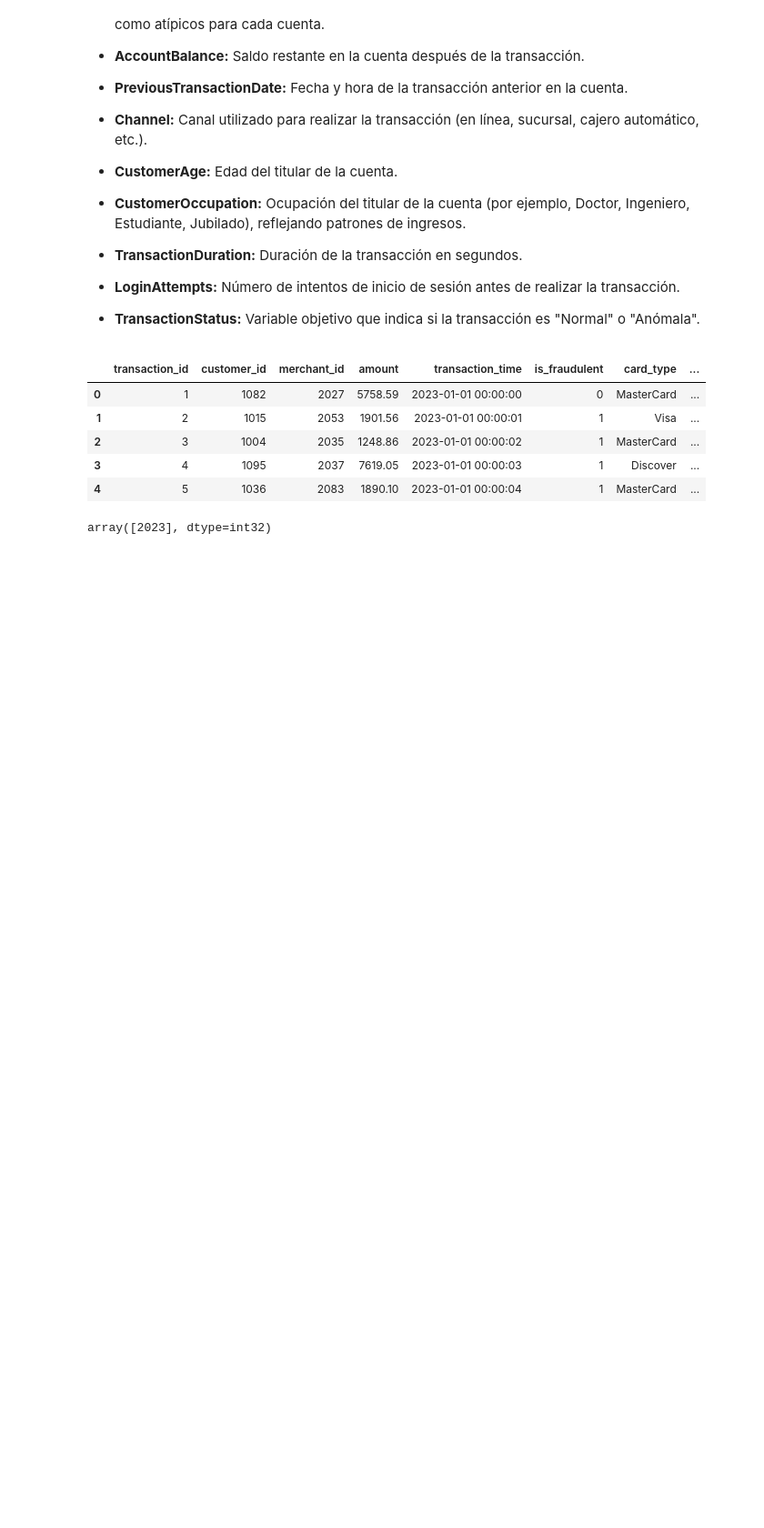
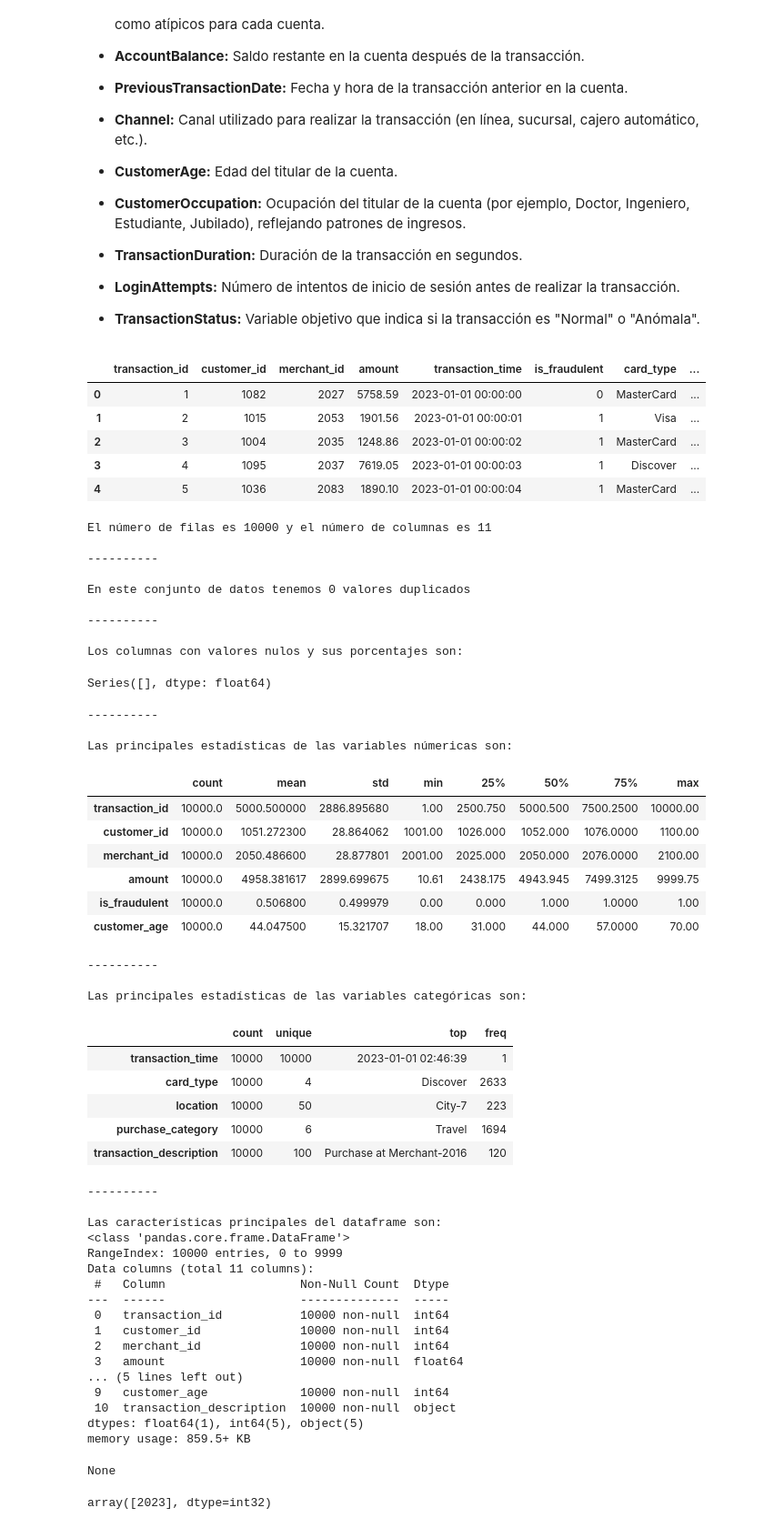
Before and after one commit to Ivan-BV/labotarotio-modulo8-logistica, a Jupyter notebook: modulo8-leccion08-preprocesamiento-logistica.ipynb, the cells around one changed output. Shown: that part at 91% size. Cells and saved outputs as stored; diff of their text form; code cells hidden in the pictures; blank space fills up the shorter version.

```diff
--- a/modulo8-leccion08-preprocesamiento-logistica.ipynb
+++ b/modulo8-leccion08-preprocesamiento-logistica.ipynb
@@ -135,3 +131,53 @@ df.head()
+# %%
+sv.Visualizador(df).exploracion_datos()
+# %% [output]
+El número de filas es 10000 y el número de columnas es 11
+
+----------
+
+En este conjunto de datos tenemos 0 valores duplicados
+
+----------
+
+Los columnas con valores nulos y sus porcentajes son:
+Series([], dtype: float64)
+----------
+
+Las principales estadísticas de las variables númericas son:
+|  | count | mean | std | min | 25% | 50% | 75% | max |
+| transaction_id | 10000.0 | 5000.500000 | 2886.895680 | 1.00 | 2500.750 | 5000.500 | 7500.2500 | 10000.00 |
+| customer_id | 10000.0 | 1051.272300 | 28.864062 | 1001.00 | 1026.000 | 1052.000 | 1076.0000 | 1100.00 |
+| merchant_id | 10000.0 | 2050.486600 | 28.877801 | 2001.00 | 2025.000 | 2050.000 | 2076.0000 | 2100.00 |
+| amount | 10000.0 | 4958.381617 | 2899.699675 | 10.61 | 2438.175 | 4943.945 | 7499.3125 | 9999.75 |
+| is_fraudulent | 10000.0 | 0.506800 | 0.499979 | 0.00 | 0.000 | 1.000 | 1.0000 | 1.00 |
+| customer_age | 10000.0 | 44.047500 | 15.321707 | 18.00 | 31.000 | 44.000 | 57.0000 | 70.00 |
+----------
+
+Las principales estadísticas de las variables categóricas son:
+|  | count | unique | top | freq |
+| transaction_time | 10000 | 10000 | 2023-01-01 02:46:39 | 1 |
+| card_type | 10000 | 4 | Discover | 2633 |
+| location | 10000 | 50 | City-7 | 223 |
+| purchase_category | 10000 | 6 | Travel | 1694 |
+| transaction_description | 10000 | 100 | Purchase at Merchant-2016 | 120 |
+----------
+
+Las características principales del dataframe son:
+<class 'pandas.core.frame.DataFrame'>
+RangeIndex: 10000 entries, 0 to 9999
+Data columns (total 11 columns):
+ #   Column                   Non-Null Count  Dtype
+---  ------                   --------------  -----
+ 0   transaction_id           10000 non-null  int64
+ 1   customer_id              10000 non-null  int64
+ 2   merchant_id              10000 non-null  int64
+ 3   amount                   10000 non-null  float64
+... (5 lines left out)
+ 9   customer_age             10000 non-null  int64
+ 10  transaction_description  10000 non-null  object
+dtypes: float64(1), int64(5), object(5)
+memory usage: 859.5+ KB
+None
 # %%
 pd.to_datetime(df["transaction_time"]).dt.year.unique()
 # %% [output]
```
Also changed, not shown: parts of 16 cells of this notebook, 2 other files.
